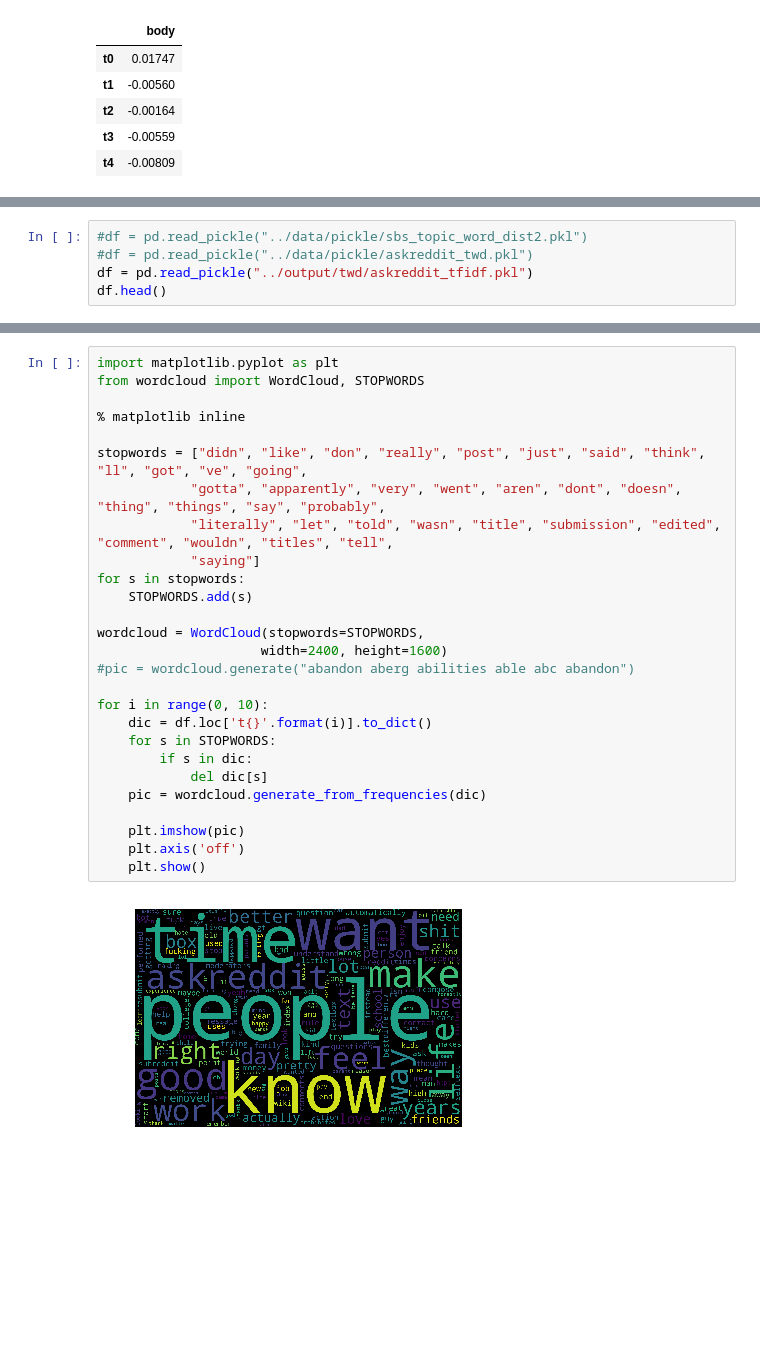
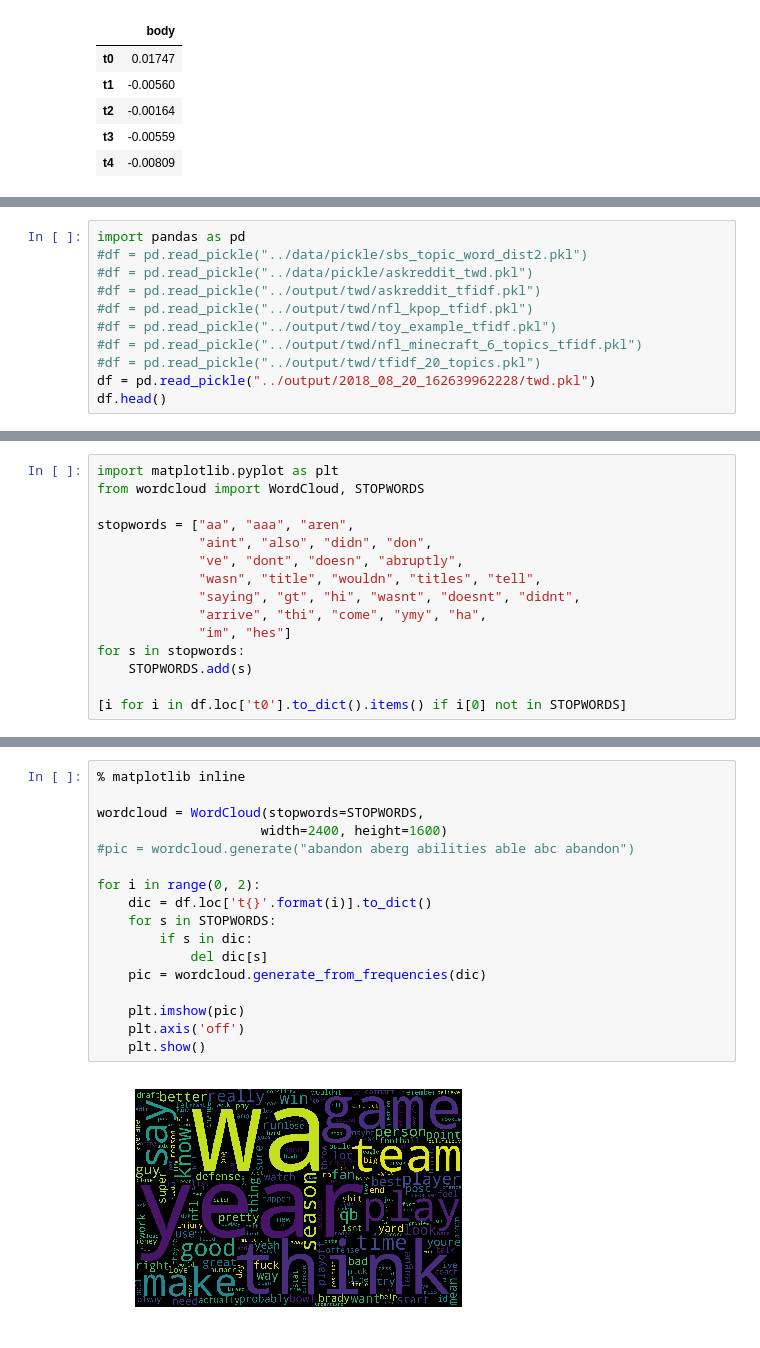
Before and after one commit to jhudiono/metis_project4_fletcher, a Jupyter notebook: visualization/wordcloud.ipynb, the cells around one changed output, grey strips where cells are left out. Cells and saved outputs as stored; diff of their text form; blank space fills up the shorter version.

```diff
--- a/visualization/wordcloud.ipynb
+++ b/visualization/wordcloud.ipynb
@@ -61,6 +15,12 @@ df[df['body'].apply(bad_phrase)].iloc[0]['body']
 # %%
+import pandas as pd
 #df = pd.read_pickle("../data/pickle/sbs_topic_word_dist2.pkl")
 #df = pd.read_pickle("../data/pickle/askreddit_twd.pkl")
-df = pd.read_pickle("../output/twd/askreddit_tfidf.pkl")
+#df = pd.read_pickle("../output/twd/askreddit_tfidf.pkl")
+#df = pd.read_pickle("../output/twd/nfl_kpop_tfidf.pkl")
+#df = pd.read_pickle("../output/twd/toy_example_tfidf.pkl")
+#df = pd.read_pickle("../output/twd/nfl_minecraft_6_topics_tfidf.pkl")
+#df = pd.read_pickle("../output/twd/tfidf_20_topics.pkl")
+df = pd.read_pickle("../output/2018_08_20_162639962228/twd.pkl")
 df.head()
 # %% [output]
@@ -110,0 +40,15 @@ df
+# %%
+import matplotlib.pyplot as plt
+from wordcloud import WordCloud, STOPWORDS
+
+stopwords = ["aa", "aaa", "aren",
+             "aint", "also", "didn", "don",
+             "ve", "dont", "doesn", "abruptly",
+             "wasn", "title", "wouldn", "titles", "tell",
+             "saying", "gt", "hi", "wasnt", "doesnt", "didnt",
+             "arrive", "thi", "come", "ymy", "ha",
+             "im", "hes"]
+for s in stopwords:
+    STOPWORDS.add(s)
+
+[i for i in df.loc['t0'].to_dict().items() if i[0] not in STOPWORDS]
@@ -111,29 +73,19 @@ df
 # %%
-import matplotlib.pyplot as plt
-from wordcloud import WordCloud, STOPWORDS
-
 % matplotlib inline
-
-stopwords = ["didn", "like", "don", "really", "post", "just", "said", "think", "ll", "got", "ve", "going",
-            "gotta", "apparently", "very", "went", "aren", "dont", "doesn", "thing", "things", "say", "probably",
-            "literally", "let", "told", "wasn", "title", "submission", "edited", "comment", "wouldn", "titles", "tell",
-            "saying"]
-for s in stopwords:
-    STOPWORDS.add(s)
 
 wordcloud = WordCloud(stopwords=STOPWORDS,
                      width=2400, height=1600)
 #pic = wordcloud.generate("abandon aberg abilities able abc abandon")
 
-for i in range(0, 10):
+for i in range(0, 2):
     dic = df.loc['t{}'.format(i)].to_dict()
     for s in STOPWORDS:
         if s in dic:
             del dic[s]
     pic = wordcloud.generate_from_frequencies(dic)
 
     plt.imshow(pic)
     plt.axis('off')
     plt.show()
 # %% [output]
-[figure, old version]
+[figure, new version]
```
Also changed, not shown: parts of 8 cells of this notebook, 3 other files.
